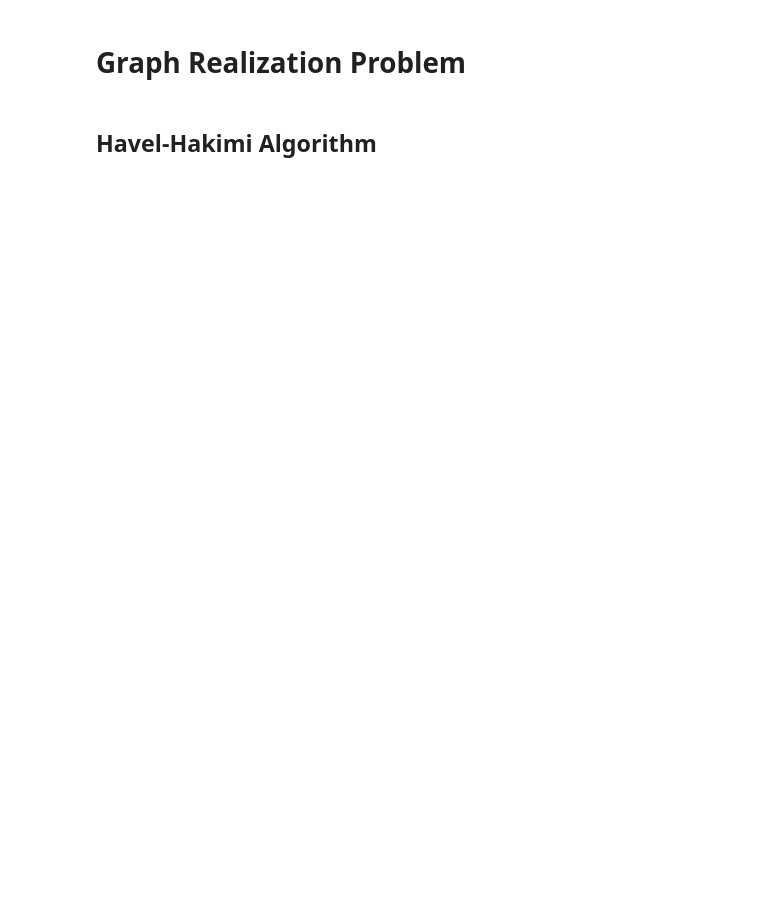
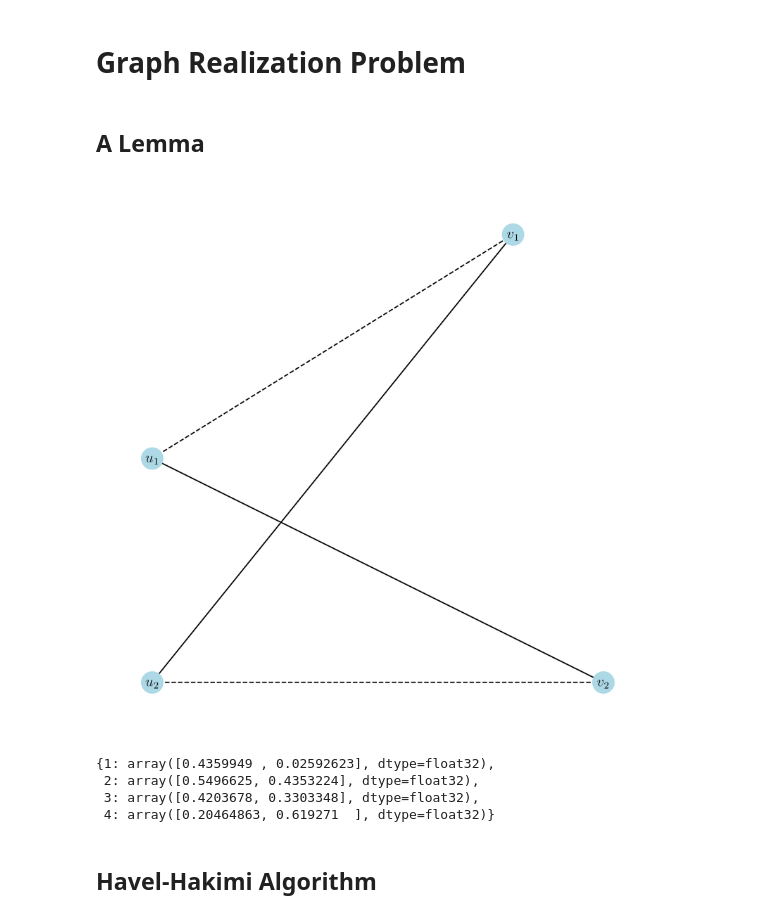
Before and after one commit to Isaac-Fate/graph-theory, a Jupyter notebook: scripts/BasicConceptsOfGraphs/GraphRealizationProblem.ipynb, the cells around one changed output. Saved outputs shown, nothing was run; the diff lists cells and outputs as text; code cells hidden in the pictures; blank space fills up the shorter version.

```diff
--- a/scripts/BasicConceptsOfGraphs/GraphRealizationProblem.ipynb
+++ b/scripts/BasicConceptsOfGraphs/GraphRealizationProblem.ipynb
@@ -12,3 +12,5 @@ sys.path.append("../")
 from pltconfig import config_plt
 
 config_plt()
+# %% [markdown]
+## A Lemma
@@ -15,3 +25,56 @@ config_plt()
+# %%
+np.random.seed(2)
+
+fig, ax = plt.subplots(figsize=(8, 8), dpi=300)
+
+pos = {
+    1: np.array([0.1, 0.3]),
+    2: np.array([0.5, 0.5]),
+    3: np.array([0.1, 0.1]),
+    4: np.array([0.6, 0.1])
+}
+
+nx.draw_networkx_nodes(
+    G, pos,
+    ax=ax,
+    node_color="lightblue"
+)
+
+nx.draw_networkx_labels(
+    G, pos,
+    ax=ax,
+    labels={1: "$u_1$", 2: "$v_1$", 3: "$u_2$", 4: "$v_2$"}
+)
+
+nx.draw_networkx_edges(
+    G, pos,
+    ax=ax,
+    edgelist=[(1, 2), (3, 4)],
+    style="--"
+)
+
+nx.draw_networkx_edges(
+    G, pos,
+    ax=ax,
+    edgelist=[(1, 4), (2, 3)],
+)
+
+ax.set_frame_on(False)
+plt.savefig(
+    "../../tex/figures/g-007.png",
+    bbox_inches="tight",
+    pad_inches=0
+)
+plt.show()
+# %% [output]
+[figure, added]
+# %%
+pos
+# %% [output]
+{1: array([0.4359949 , 0.02592623], dtype=float32),
+ 2: array([0.5496625, 0.4353224], dtype=float32),
+ 3: array([0.4203678, 0.3303348], dtype=float32),
+ 4: array([0.20464863, 0.619271  ], dtype=float32)}
 # %% [markdown]
 ## Havel-Hakimi Algorithm
 # %%
```
Also changed, not shown: parts of 9 cells of this notebook, 2 other files.
